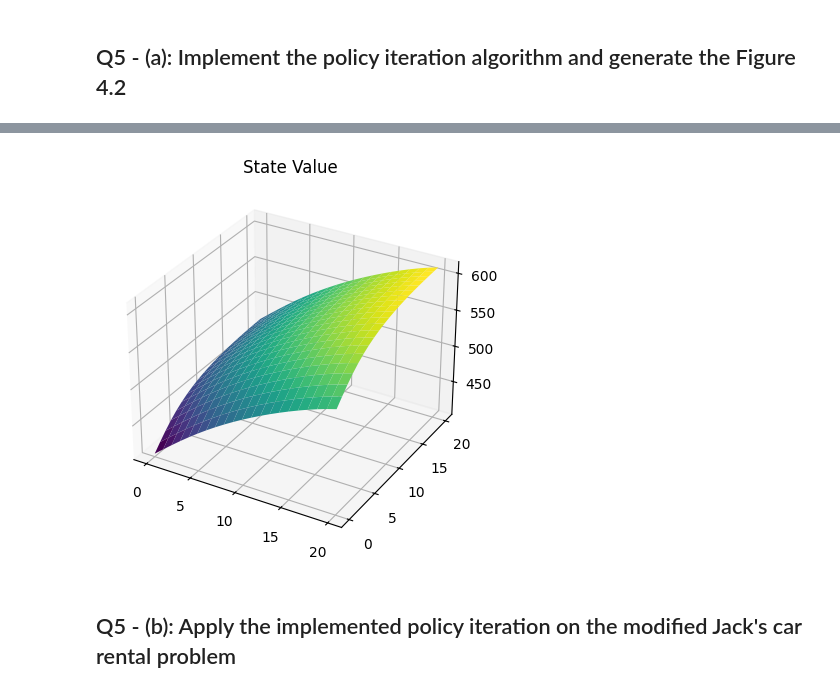
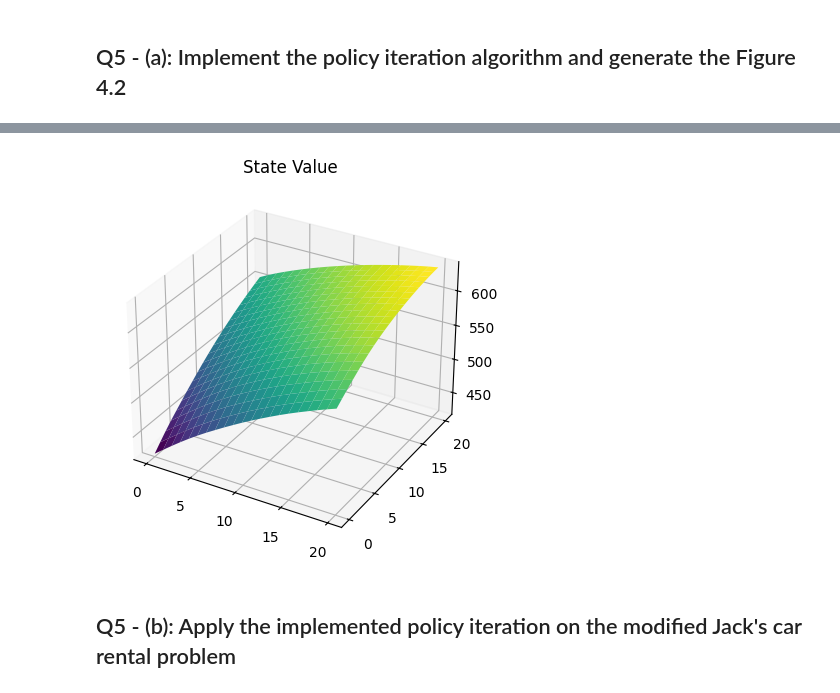
Before and after one commit to dbcometto/cs5180rl, a Jupyter notebook: homework/ex3_26spring.ipynb, the cells around one changed output, grey strips where cells are left out. Saved outputs shown, nothing was run; the diff lists cells and outputs as text; code cells hidden in the pictures.

```diff
--- a/homework/ex3_26spring.ipynb
+++ b/homework/ex3_26spring.ipynb
@@ -848,7 +848,8 @@ def compute_expected_return(state, action, env, gamma, state_value):
 
     # compute the state after moving
     # Added clip to this, because higher hq takes cars at 1759 and this is at 1800
-    state_after_move = np.clip([state[0] - car_num_to_move, state[1] + car_num_to_move],a_min=[0,0],a_max=[20,20])
+    #state_after_move = np.clip([state[0] - car_num_to_move, state[1] + car_num_to_move],a_min=[0,0],a_max=[20,20])
+    state_after_move = [state[0] - car_num_to_move, state[1] + car_num_to_move]
 
     if state_after_move[0] > 25 or state_after_move[0] < 0:
         raise Exception(f"State0 after move wrong: {state_after_move[0]} in state {state} and action {action} with cars {car_num_to_move}")
@@ -869,7 +870,6 @@ def compute_expected_return(state, action, env, gamma, state_value):
             #            = p(n1 | s_after_move) * p(n2 | s_after_move) since lot1 and lot2 evolves independently.
             #            = p(n1 | s_after_move_lot1) * p(n2 | s_after_move_lot2)
             # prob = p(s'|s, a)
-
             prob = env.p_lot1[state_after_move[0]][n_1] * env.p_lot2[state_after_move[1]][n_2]
 
             # compute the reward = cost + expected rewards for lot1 and lot2 given the state after moving the car.
@@ -900,7 +900,7 @@ def policy_evaluation(state_value, policy, env, threshold, gamma):
         is_terminal = True
 
         # create a numpy array to store the new state value
-        new_state_value = np.zeros_like(state_value)
+        new_state_value = np.zeros_like(state_value,dtype=float)
 
         # loop all valid states
         for i in range(21):
@@ -1006,8 +1009,7 @@ def run_policy_iteration(env, threshold, gamma,max_iter=20):
     results_list = []
 
     # start policy iteration
-    policy_stable = False
-    while not policy_stable:
+    while True:
         # print info
         print(f"======================================")
         print(f"==   Policy iteration = {policy_iter_counter}")
@@ -1016,7 +1018,7 @@ def run_policy_iteration(env, threshold, gamma,max_iter=20):
         # policy evaluation
         print(f"Iter {policy_iter_counter}: Policy evaluation starts.")
         state_value = policy_evaluation(state_value, policy, env, threshold, gamma)
-        print(f"Iter {policy_iter_counter}: Policy evaluation ends.")
+        print(f"Iter {policy_iter_counter}: Policy evaluation ends | Total Value {np.sum(state_value):.0f}.")
 
         # policy improvement
         print(f"Iter {policy_iter_counter}: Policy improvement starts.")
@@ -1028,8 +1030,12 @@ def run_policy_iteration(env, threshold, gamma,max_iter=20):
                              "policy": policy.copy(),
                              "title": f"Iteration = {policy_iter_counter}"})
 
-        if is_stable or policy_iter_counter >= max_iter:
-            policy_stable = True
+        if is_stable:
+            print("Optimal Policy Found")
+            break
+        elif policy_iter_counter >= max_iter:
+            print("Max Iterations Reached")
+            break
         else:
             policy_iter_counter += 1
 
@@ -1041,21 +1047,23 @@ def run_policy_iteration(env, threshold, gamma,max_iter=20):
 """DO NOT CHANGE THIS BLOCK: it is used to run the policy iteration in the Jack's Car Rental Problem"""
 """IT WILL TOOK SOME TIME. PLEASE BE PATIENT."""
 # Timing:
-# ~50s/iteration with 1e-3
-# ~30s/iter with 1e-1
+# Battery ~50s/iteration with 1e-3
+# Plugged in ~30s/iter with 1e-3
+# Battery ~30s/iter with 1e-1
+
 
 # run the policy iteration
 env = JackCarRental()
 env.reset()
 
 # set the threshold for policy evaluation
-threshold = 1e-3 # TODO: change to 1e-3
+threshold = 1e-3
 
 # set the gamma
 gamma = 0.9
 
 # run the policy iteration
-results_list = run_policy_iteration(env, threshold, gamma,max_iter=1)
+results_list = run_policy_iteration(env, threshold, gamma,max_iter=5)
 # %% [output]
 ======================================
 ==   Policy iteration = 0
@@ -1089,22 +1104,22 @@ for res in results_list:
 # %%
 """DO NOT CHANGE THIS BLOCK: it is used to visualize the value function"""
 #Plot the value function
 def plot_optimal_values(state_value):
     x = np.linspace(0, 20, 21)
     y = np.linspace(0, 20, 21)
 
     X, Y = np.meshgrid(x, y)
     Z = state_value
 
     ax = plt.axes(projection='3d')
     ax.plot_surface(X, Y, Z, rstride=1, cstride=1,
                     cmap='viridis', edgecolor='none')
     ax.set_title('State Value')
 
-state_value = results_list[0]['state_value']
+state_value = results_list[-1]['state_value']
 plot_optimal_values(state_value)
 # %% [output]
-[figure, old version]
+[figure, new version]
 # %% [markdown]
 ## Q5 - (b): Apply the implemented policy iteration on the modified Jack's car rental problem
 # %%
```
Also changed, not shown: parts of 4 cells of this notebook.
